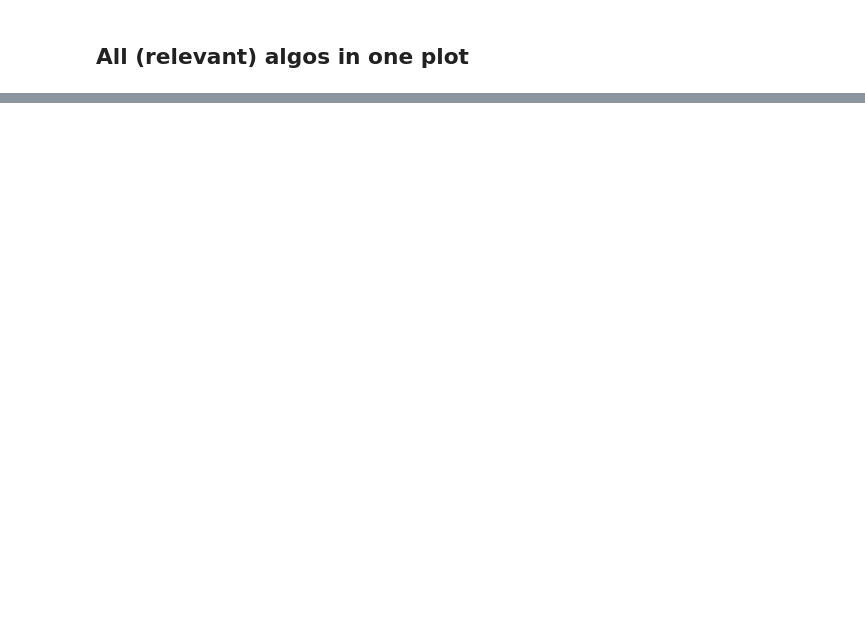
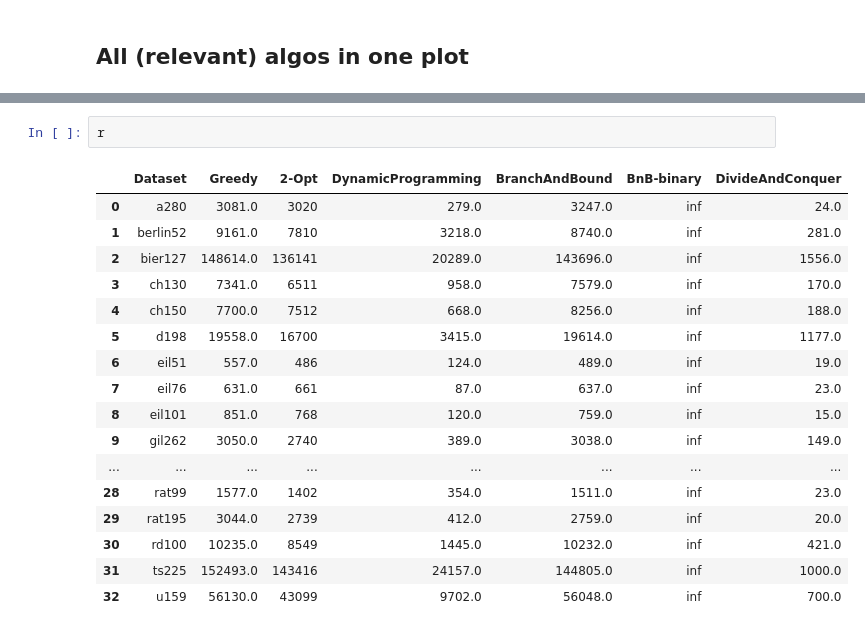
Before and after one commit to FabianWalocha/TSProject, a Jupyter notebook: benchmarking/Benchmarking.ipynb, the cells around one changed output, grey strips where cells are left out. Cells and saved outputs as stored; diff of their text form; blank space fills up the shorter version.

```diff
--- a/benchmarking/Benchmarking.ipynb
+++ b/benchmarking/Benchmarking.ipynb
@@ -493,0 +519,20 @@ array([1.05076307, 1.03834933, 8.64375526, 4.11555289])
+# %%
+r
+# %% [output]
+|  | Dataset | Greedy | 2-Opt | DynamicProgramming | BranchAndBound | BnB-binary | DivideAndConquer |
+| 0 | a280 | 3081.0 | 3020 | 279.0 | 3247.0 | inf | 24.0 |
+| 1 | berlin52 | 9161.0 | 7810 | 3218.0 | 8740.0 | inf | 281.0 |
+| 2 | bier127 | 148614.0 | 136141 | 20289.0 | 143696.0 | inf | 1556.0 |
+| 3 | ch130 | 7341.0 | 6511 | 958.0 | 7579.0 | inf | 170.0 |
+| 4 | ch150 | 7700.0 | 7512 | 668.0 | 8256.0 | inf | 188.0 |
+| 5 | d198 | 19558.0 | 16700 | 3415.0 | 19614.0 | inf | 1177.0 |
+| 6 | eil51 | 557.0 | 486 | 124.0 | 489.0 | inf | 19.0 |
+| 7 | eil76 | 631.0 | 661 | 87.0 | 637.0 | inf | 23.0 |
+| 8 | eil101 | 851.0 | 768 | 120.0 | 759.0 | inf | 15.0 |
+| 9 | gil262 | 3050.0 | 2740 | 389.0 | 3038.0 | inf | 149.0 |
+| ... | ... | ... | ... | ... | ... | ... | ... |
+| 28 | rat99 | 1577.0 | 1402 | 354.0 | 1511.0 | inf | 23.0 |
+| 29 | rat195 | 3044.0 | 2739 | 412.0 | 2759.0 | inf | 20.0 |
+| 30 | rd100 | 10235.0 | 8549 | 1445.0 | 10232.0 | inf | 421.0 |
+| 31 | ts225 | 152493.0 | 143416 | 24157.0 | 144805.0 | inf | 1000.0 |
+| 32 | u159 | 56130.0 | 43099 | 9702.0 | 56048.0 | inf | 700.0 |
```
Also changed, not shown: parts of 14 cells of this notebook, 1 other file.
